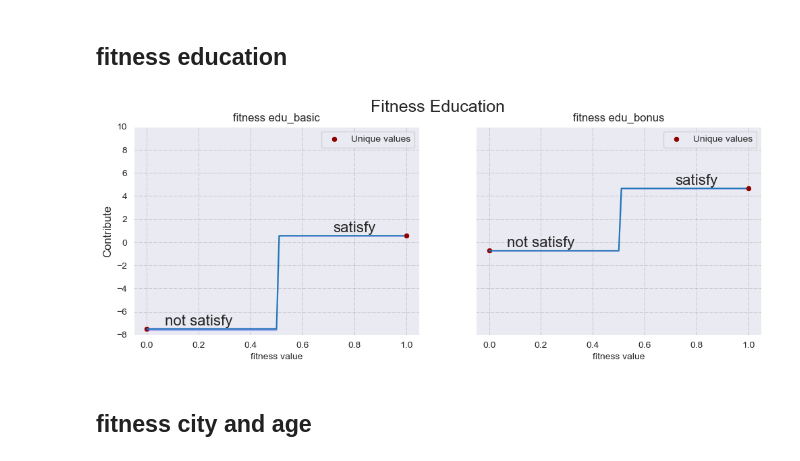
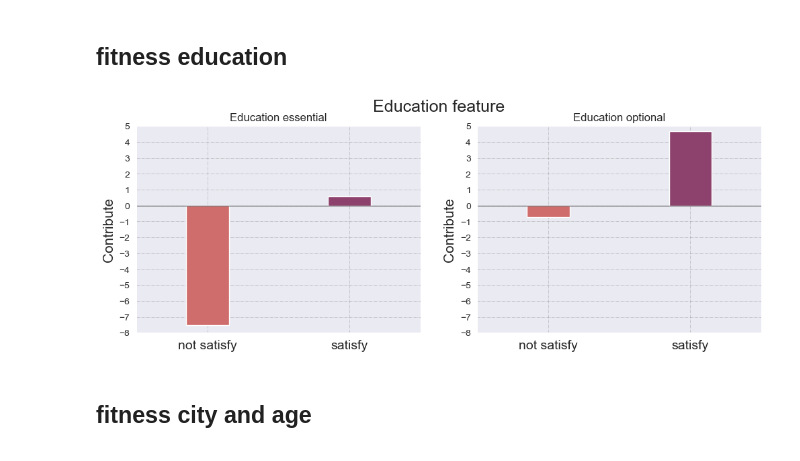
Before and after one commit to jacons/Interpretable-by-design-Human-Recommender, a Jupyter notebook: InterpretabilityByDesign/EBM-Explainability.ipynb, the cells around one changed output. Cells and saved outputs as stored; diff of their text form; code cells hidden in the pictures.

Commit message:
Update explanator with plots

```diff
--- a/InterpretabilityByDesign/EBM-Explainability.ipynb
+++ b/InterpretabilityByDesign/EBM-Explainability.ipynb
@@ -17,42 +14,33 @@ explanator = EBMExplanator("../Models/GlassBox/ebm/saved_models/EBMReg",
+# %%
+interpreter = ExplainableBMInterpreter('./../Models/GlassBox/ebm/saved_models/EBM_Interpreter')
 # %% [markdown]
 ## fitness education
 # %%
-edu_basic = explanator.piecewise_functions["fitness_edu_basic"].show_function()
-edu_basic_points = explanator.piecewise_functions["fitness_edu_basic"].points
-edu_bonus = explanator.piecewise_functions["fitness_edu_bonus"].show_function()
-edu_bonus_points = explanator.piecewise_functions["fitness_edu_bonus"].points
+edu_basic_points = interpreter.build_dataframe_function("fitness_edu_basic")
+edu_bonus_points = interpreter.build_dataframe_function("fitness_edu_bonus")
 # %%
-_, axs = plt.subplots(ncols=2,figsize=(12,4),sharey=True,sharex=True)
-sns.lineplot(x="x",y="y",data=edu_basic, ax=axs[0])
-sns.scatterplot(x="x",y="y",data=edu_basic_points, ax=axs[0], color="#8B0000", label="Unique values")
-axs[0].fill_between(edu_basic['x'], edu_basic['lower'], edu_basic['upper'], color='#4B4BFF', alpha=0.3)
+_, axs = plt.subplots(ncols=2,figsize=(12,4))
+
+sns.barplot(x="x",y="y", data=edu_basic_points, palette="flare", width=0.3, ax=axs[0])
+axs[0].axhline(y=0, color="black", linestyle="-",linewidth=0.5)
+axs[0].set_yticks([*np.arange(-8,6)])
 axs[0].grid(color='grey', linestyle='-.', linewidth=0.5, alpha=0.5)
-axs[0].set_xlabel("fitness value", fontsize=10)
-axs[0].set_ylabel("Contribute", fontsize=12)
-axs[0].set_title("fitness edu_basic")
-axs[0].text(0.2, edu_basic_points.values[1][1] + 0.1 , "not satisfy",
-            ha='center', va='bottom', fontsize=16)
-axs[0].text(0.8, edu_basic_points.values[0][1] + 0.1 , "satisfy",
-            ha='center', va='bottom', fontsize=16)
-axs[0].set_ylim([-8,10])
+axs[0].set_xlabel("")
+axs[0].set_ylabel("Contribute", fontsize=15)
+axs[0].set_title("Education essential")
+axs[0].set_xticks([0, 1],["not satisfy","satisfy"],fontsize=14)
 
-
-sns.lineplot(x="x",y="y",data=edu_bonus, ax=axs[1])
-sns.scatterplot(x="x",y="y",data=edu_bonus_points, ax=axs[1], color="#8B0000", label="Unique values")
-axs[1].fill_between(edu_bonus['x'], edu_bonus['lower'], edu_bonus['upper'], color='#4B4BFF', alpha=0.3)
+sns.barplot(x="x",y="y",data=edu_bonus_points,  palette="flare",width=0.3, ax=axs[1])
+axs[1].axhline(y=0,color="black",linestyle="-",linewidth=0.5)
 axs[1].grid(color='grey', linestyle='-.', linewidth=0.5, alpha=0.5)
-axs[1].set_xlabel("fitness value", fontsize=10)
-axs[1].set_ylabel("Contribute", fontsize=12)
-axs[1].set_title("fitness edu_bonus")
-axs[1].text(0.2, edu_bonus_points.values[0][1] + 0.1, "not satisfy",
-            ha='center', va='bottom', fontsize=16)
-axs[1].text(0.8, edu_bonus_points.values[1][1] + 0.1 , "satisfy",
-            ha='center', va='bottom', fontsize=16)
-axs[1].set_ylim([-8,10])
-
-plt.suptitle("Fitness Education",fontsize=18)
+axs[1].set_xlabel("")
+axs[1].set_ylabel("Contribute", fontsize=15)
+axs[1].set_title("Education optional")
+axs[1].set_xticks([0, 1],["not satisfy","satisfy"], fontsize=14)
+axs[1].set_yticks(axs[0].get_yticks())
+plt.suptitle("Education feature",fontsize=18)
 plt.show()
 # %% [output]
-[figure, old version]
+[figure, new version]
 # %% [markdown]
 ## fitness city and age
```
Also changed, not shown: parts of 17 cells of this notebook, 26 other files.
